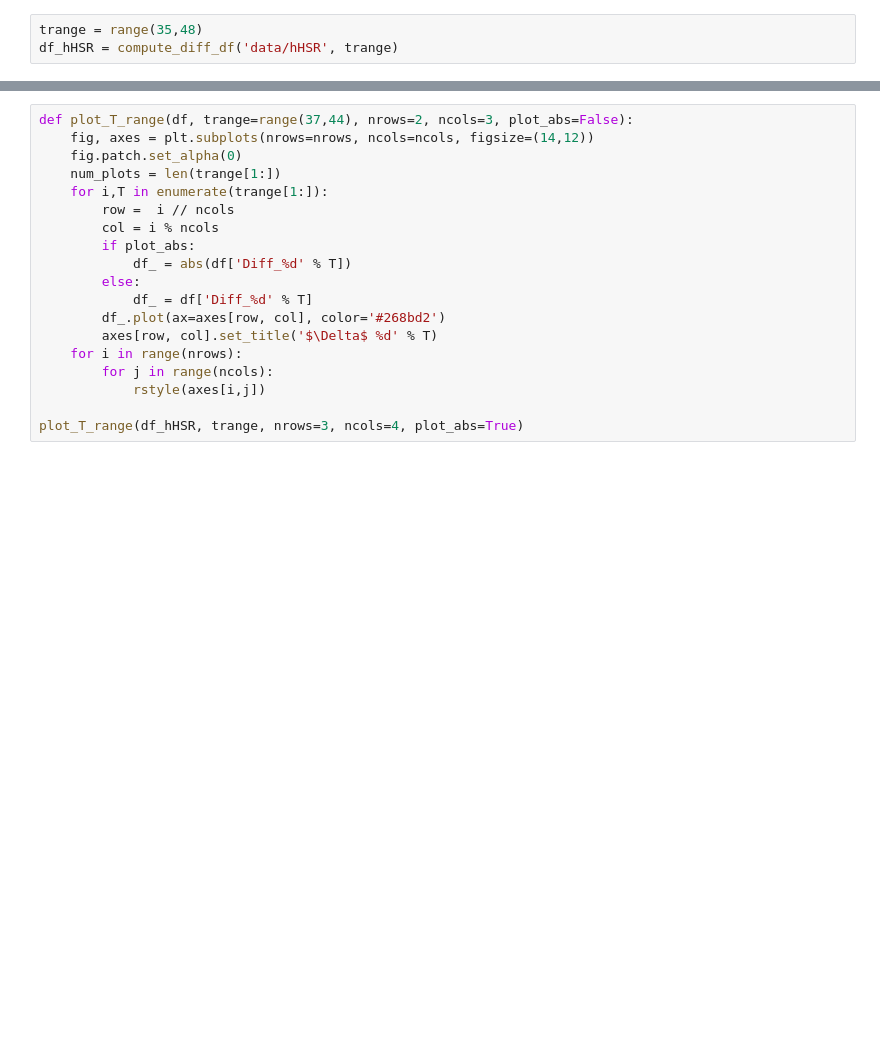
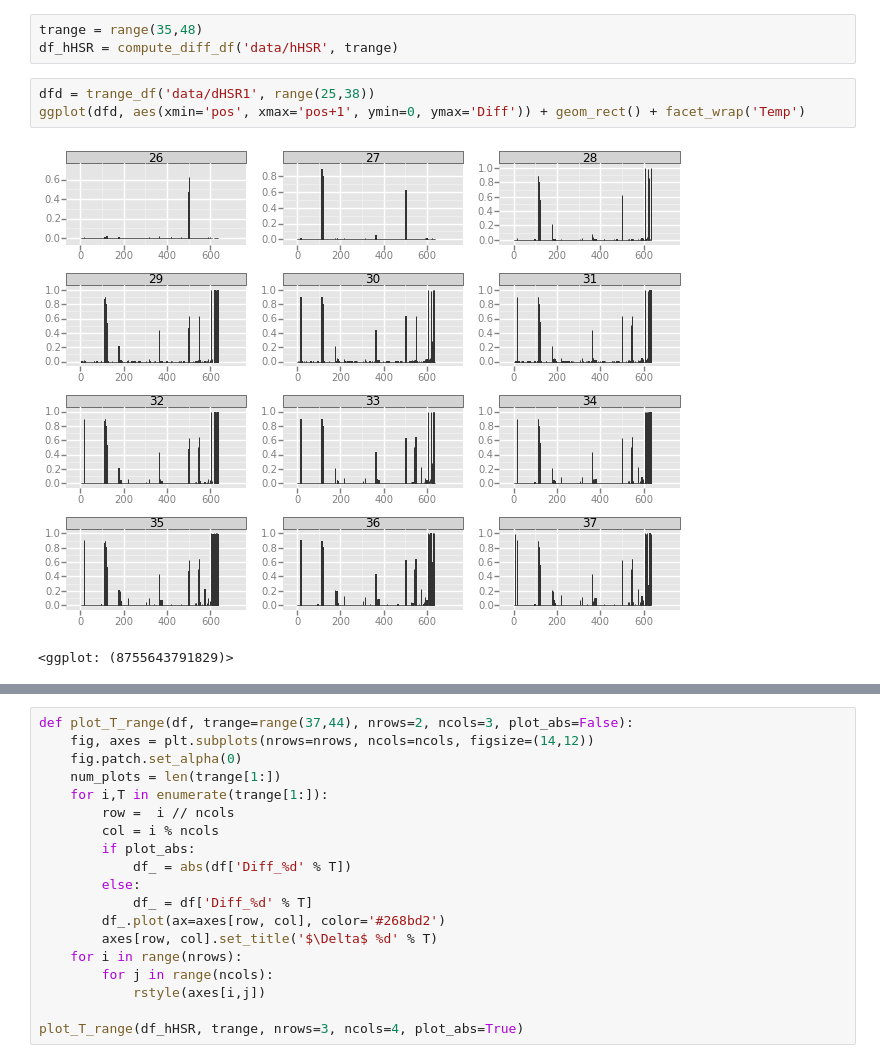
Before and after one commit to eco32i/pyRNAfold, a Jupyter notebook: rnafold.ipynb, the cells around one changed output, grey strips where cells are left out. Drawn from its saved outputs; the diff is of its cells as text; blank space fills up the shorter version.

```diff
--- a/rnafold.ipynb
+++ b/rnafold.ipynb
@@ -51,6 +92,12 @@ def compute_diff_df(base_name, trange=range(35,43), abs_value=True):
 # %%
 trange = range(35,48)
 df_hHSR = compute_diff_df('data/hHSR', trange)
+# %%
+dfd = trange_df('data/dHSR1', range(25,38))
+ggplot(dfd, aes(xmin='pos', xmax='pos+1', ymin=0, ymax='Diff')) + geom_rect() + facet_wrap('Temp')
+# %% [output]
+[figure, added]
+<ggplot: (8755643791829)>
 # %%
 def get_sig_positions(df, trange=range(37,43), num_sigma=6):
     '''
```
Also changed, not shown: parts of 8 cells of this notebook, 2 other files.
